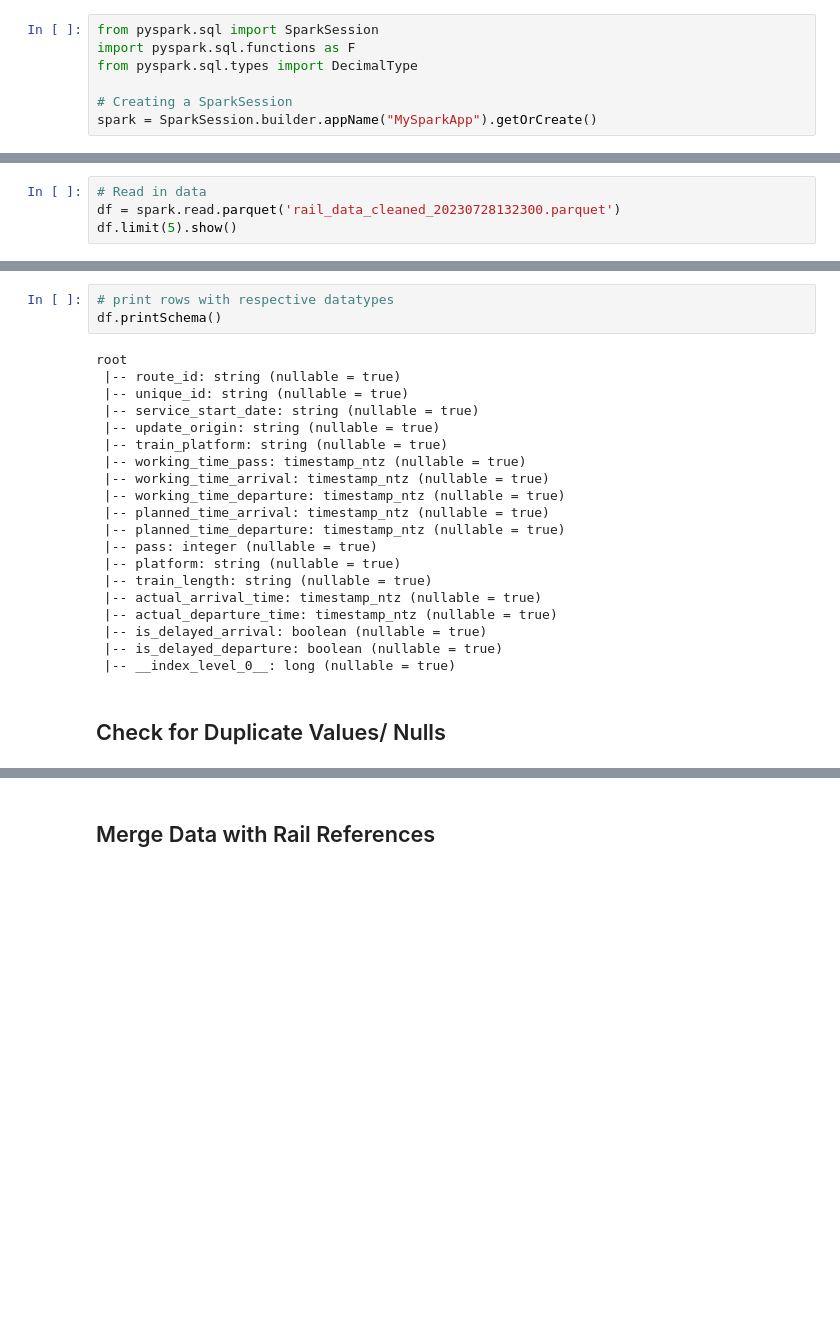
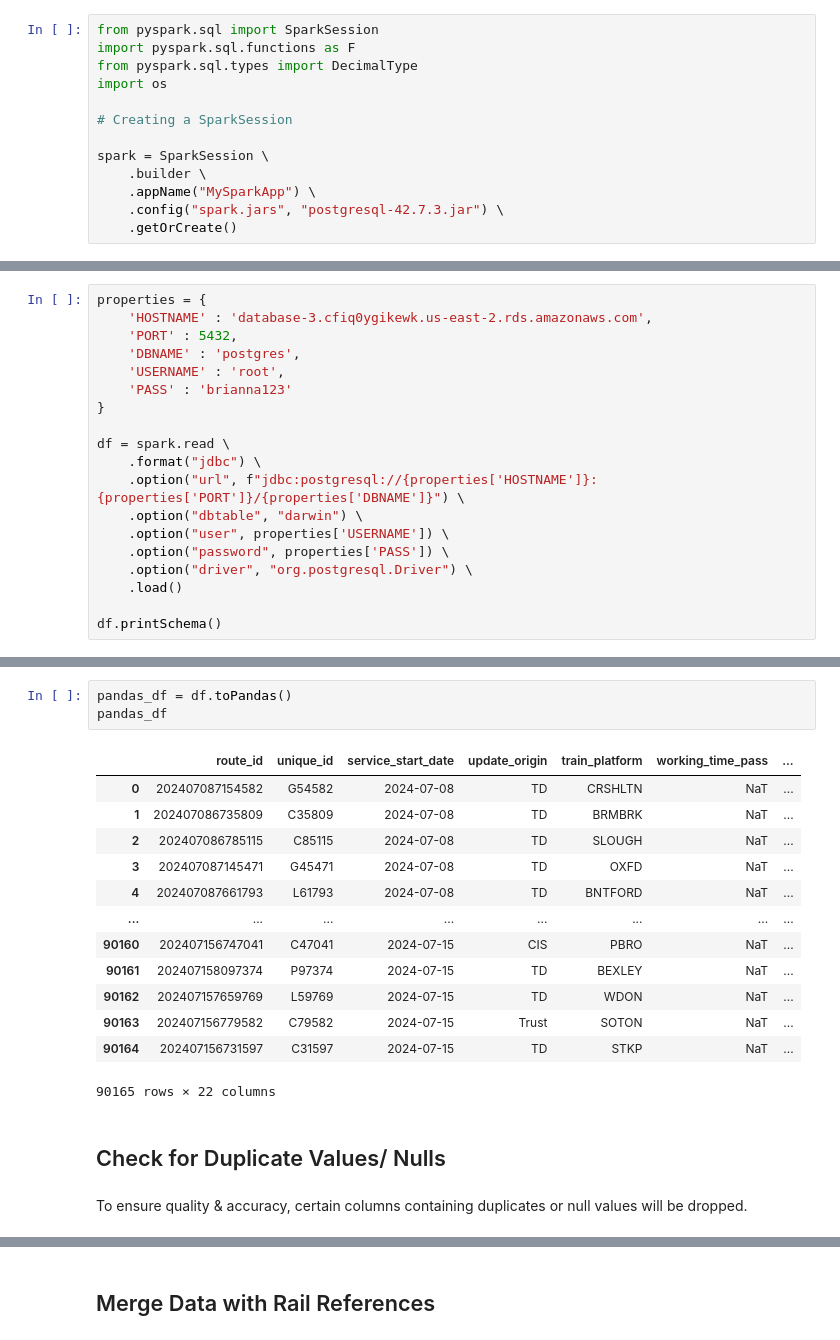
Before and after one commit to RSample12/Rail-Data-Final-Project, a Jupyter notebook: spark/jovyan/jovyan/rail_data_eda.ipynb, the cells around one changed output, grey strips where cells are left out. Cells and saved outputs as stored; diff of their text form; blank space fills up the shorter version.

```diff
--- a/spark/jovyan/jovyan/rail_data_eda.ipynb
+++ b/spark/jovyan/jovyan/rail_data_eda.ipynb
@@ -2,6 +8,12 @@
 from pyspark.sql import SparkSession
 import pyspark.sql.functions as F
 from pyspark.sql.types import DecimalType
+import os
 
 # Creating a SparkSession
-spark = SparkSession.builder.appName("MySparkApp").getOrCreate()
+
+spark = SparkSession \
+    .builder \
+    .appName("MySparkApp") \
+    .config("spark.jars", "postgresql-42.7.3.jar") \
+    .getOrCreate()
@@ -7,0 +22,19 @@ spark = SparkSession.builder.appName("MySparkApp").getOrCreate()
+# %%
+properties = {
+    'HOSTNAME' : 'database-3.cfiq0ygikewk.us-east-2.rds.amazonaws.com',
+    'PORT' : 5432,
+    'DBNAME' : 'postgres',
+    'USERNAME' : 'root',
+    'PASS' : 'brianna123'
+}
+
+df = spark.read \
+    .format("jdbc") \
+    .option("url", f"jdbc:postgresql://{properties['HOSTNAME']}:{properties['PORT']}/{properties['DBNAME']}") \
+    .option("dbtable", "darwin") \
+    .option("user", properties['USERNAME']) \
+    .option("password", properties['PASS']) \
+    .option("driver", "org.postgresql.Driver") \
+    .load()
+
+df.printSchema()
@@ -10,4 +60,0 @@ spark = SparkSession.builder.appName("MySparkApp").getOrCreate()
-# %%
-# Read in data
-df = spark.read.parquet('rail_data_cleaned_20230728132300.parquet')
-df.limit(5).show()
@@ -24,26 +61,22 @@ df.limit(5).show()
-# %%
-# print rows with respective datatypes
-df.printSchema()
-# %% [output]
-root
- |-- route_id: string (nullable = true)
- |-- unique_id: string (nullable = true)
- |-- service_start_date: string (nullable = true)
- |-- update_origin: string (nullable = true)
- |-- train_platform: string (nullable = true)
- |-- working_time_pass: timestamp_ntz (nullable = true)
- |-- working_time_arrival: timestamp_ntz (nullable = true)
- |-- working_time_departure: timestamp_ntz (nullable = true)
- |-- planned_time_arrival: timestamp_ntz (nullable = true)
- |-- planned_time_departure: timestamp_ntz (nullable = true)
- |-- pass: integer (nullable = true)
- |-- platform: string (nullable = true)
- |-- train_length: string (nullable = true)
- |-- actual_arrival_time: timestamp_ntz (nullable = true)
- |-- actual_departure_time: timestamp_ntz (nullable = true)
- |-- is_delayed_arrival: boolean (nullable = true)
- |-- is_delayed_departure: boolean (nullable = true)
- |-- __index_level_0__: long (nullable = true)
+# %%
+pandas_df = df.toPandas()
+pandas_df
+# %% [output]
+|  | route_id | unique_id | service_start_date | update_origin | train_platform | working_time_pass | ... |
+| 0 | 202407087154582 | G54582 | 2024-07-08 | TD | CRSHLTN | NaT | ... |
+| 1 | 202407086735809 | C35809 | 2024-07-08 | TD | BRMBRK | NaT | ... |
+| 2 | 202407086785115 | C85115 | 2024-07-08 | TD | SLOUGH | NaT | ... |
+| 3 | 202407087145471 | G45471 | 2024-07-08 | TD | OXFD | NaT | ... |
+| 4 | 202407087661793 | L61793 | 2024-07-08 | TD | BNTFORD | NaT | ... |
+| ... | ... | ... | ... | ... | ... | ... | ... |
+| 90160 | 202407156747041 | C47041 | 2024-07-15 | CIS | PBRO | NaT | ... |
+| 90161 | 202407158097374 | P97374 | 2024-07-15 | TD | BEXLEY | NaT | ... |
+| 90162 | 202407157659769 | L59769 | 2024-07-15 | TD | WDON | NaT | ... |
+| 90163 | 202407156779582 | C79582 | 2024-07-15 | Trust | SOTON | NaT | ... |
+| 90164 | 202407156731597 | C31597 | 2024-07-15 | TD | STKP | NaT | ... |
+90165 rows × 22 columns
 # %% [markdown]
 ## Check for Duplicate Values/ Nulls
+# %% [markdown]
+To ensure quality & accuracy, certain columns containing duplicates or null values will be dropped.
 # %%
```
Also changed, not shown: parts of 158 cells of this notebook.
